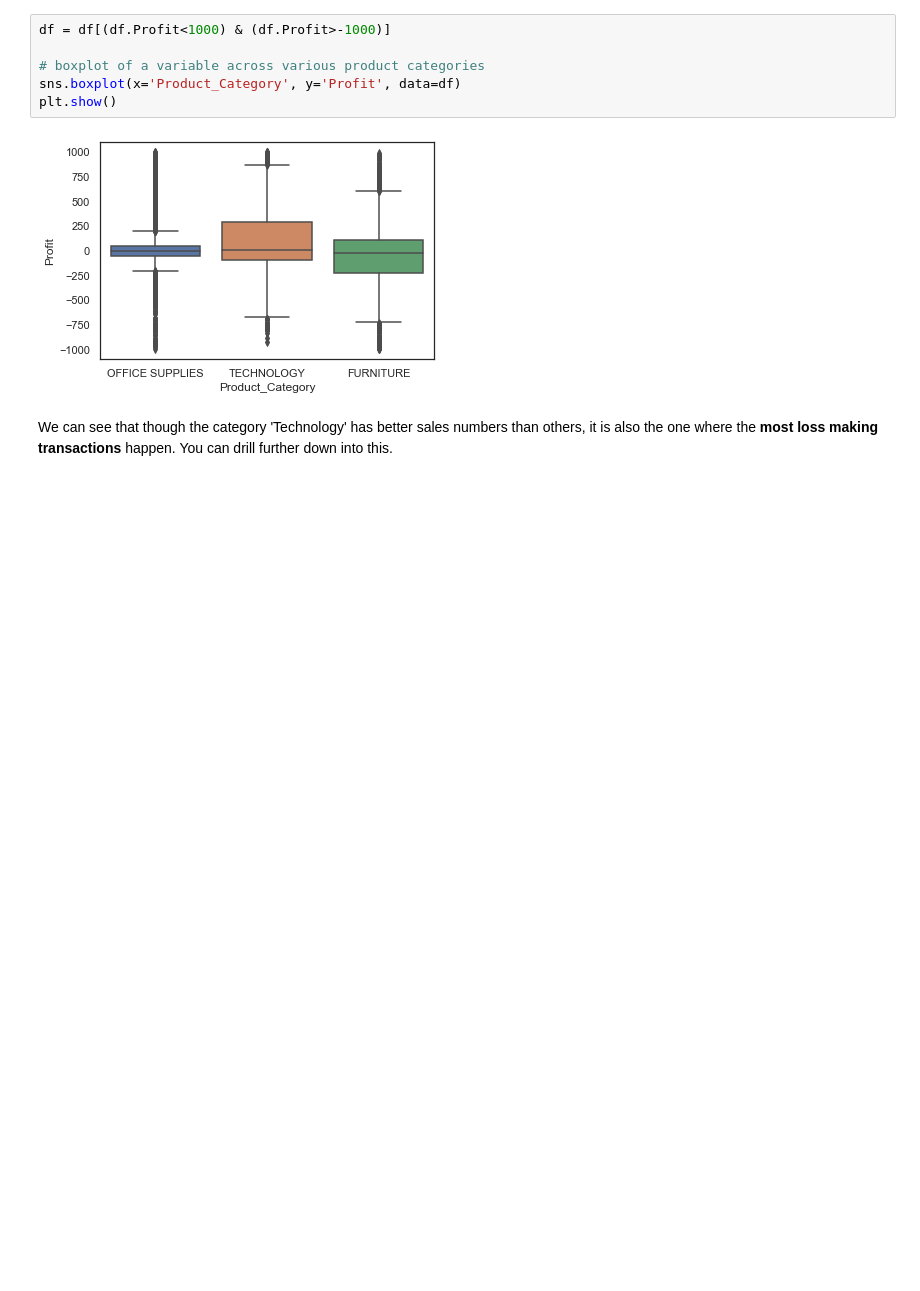
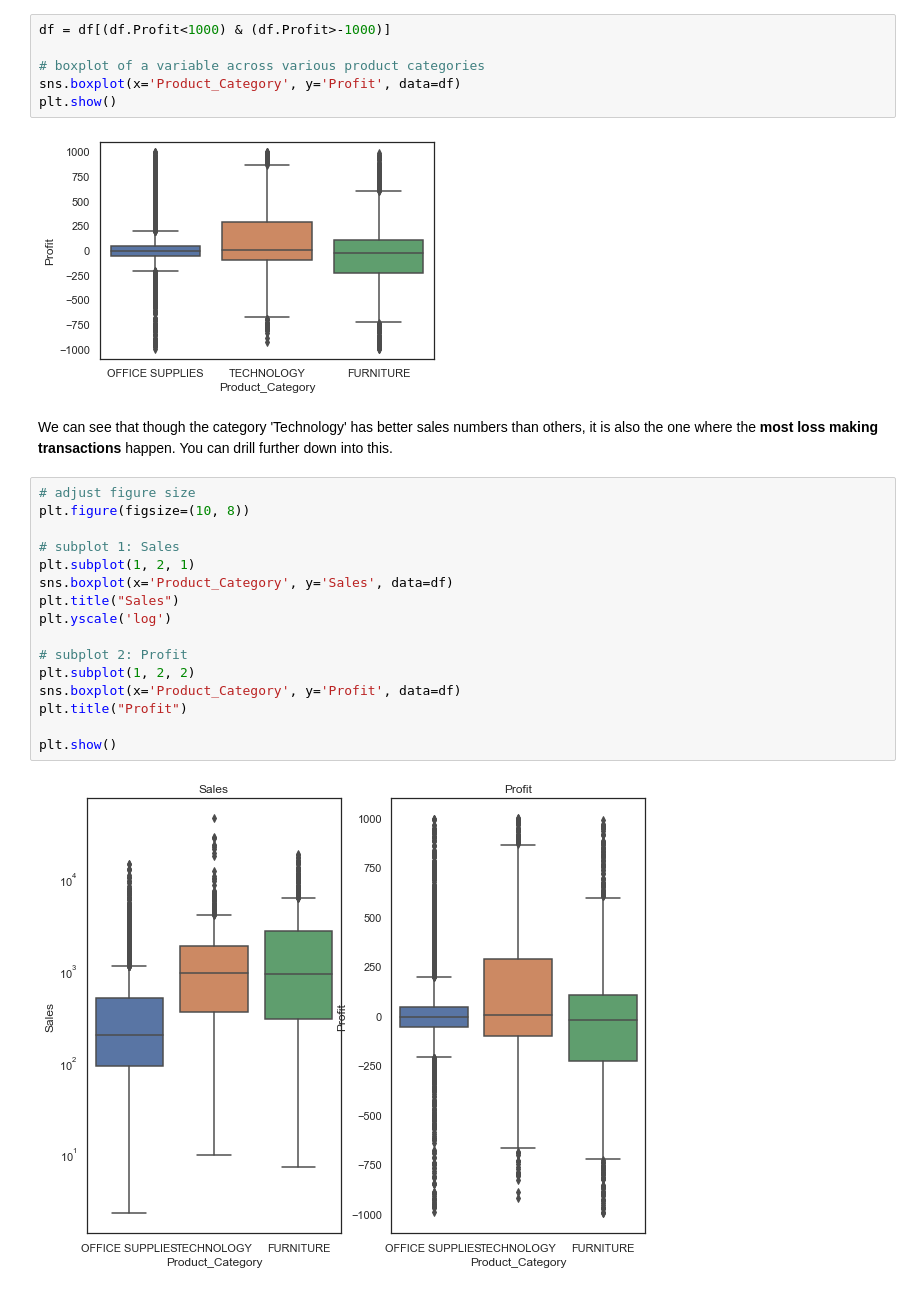
Before and after one commit to R-aryan/Machine_Learning_Crash_Course, a Jupyter notebook: Data Visualization/Plotting_Categorical_Data.ipynb, the cells around one changed output. Saved outputs shown, nothing was run; the diff lists cells and outputs as text; blank space fills up the shorter version.

```diff
--- a/Data Visualization/Plotting_Categorical_Data.ipynb
+++ b/Data Visualization/Plotting_Categorical_Data.ipynb
@@ -80,3 +80,21 @@ plt.show()
 [figure]
 # %% [markdown]
 We can see that though the category 'Technology' has better sales numbers than others, it is also the one where the **most loss making transactions** happen. You can drill further down into this.
+# %%
+# adjust figure size
+plt.figure(figsize=(10, 8))
+
+# subplot 1: Sales
+plt.subplot(1, 2, 1)
+sns.boxplot(x='Product_Category', y='Sales', data=df)
+plt.title("Sales")
+plt.yscale('log')
+
+# subplot 2: Profit
+plt.subplot(1, 2, 2)
+sns.boxplot(x='Product_Category', y='Profit', data=df)
+plt.title("Profit")
+
+plt.show()
+# %% [output]
+[figure, added]
```
Also changed, not shown: parts of 3 cells of this notebook.
